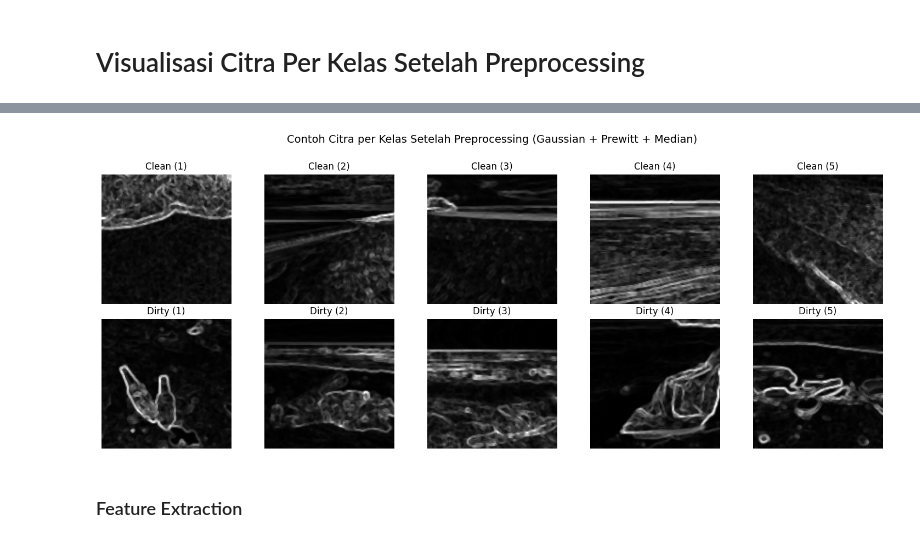
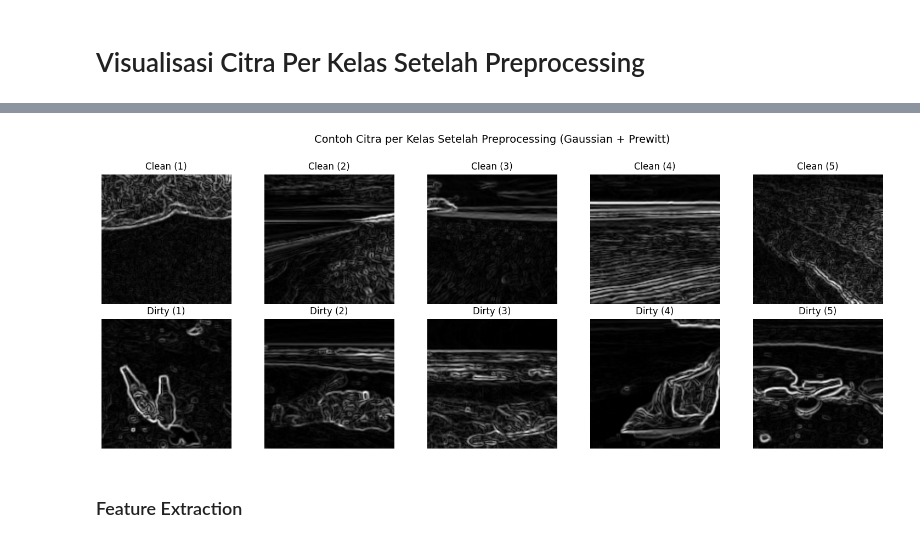
Before and after one commit to Enixma05/Proyek-PCD-34, a Jupyter notebook: Percobaan1.ipynb, the cells around one changed output, grey strips where cells are left out. Drawn from its saved outputs; the diff is of its cells as text; code cells hidden in the pictures.

```diff
--- a/PercobaanH.ipynb
+++ b/Percobaan1.ipynb
@@ -600,10 +607,9 @@ labels_combined = np.concatenate((labels, labels_augmented), axis=0)
 dataPreprocessed = [] # variabel ini digunakan untuk menyimpan img hasil preprocessing
 for i in range(len(data_combined)): # Loop through each image and do preprocessing
 	img = data_combined[i] # ambil img yang akan dipreprocessing dari array data
-	img = apply_kernel(img, kernel_gaussian) # blur
+	img = apply_kernel(img, kernel_gaussian) # sharpening
 	img = edge_detection(img, kernel_prewitt_Gx, kernel_prewitt_Gy) # berubah jadi float32
 	img = G_normalized(img) # kembalikan float32 ke uint8
-	img = filter_median_3x3(img) # median
 
 	dataPreprocessed.append(img) # tambah dataPreprocessed dengan img yang tadi telah diproses
 
@@ -684,24 +694,24 @@ Alur Kerja Fungsi visualisasi_contoh_citra
 # %%
 # Gunakan labels_combined karena dataPreprocessed berasal dari data_combined
 unique_labels = np.unique(labels_combined)
 
 plt.figure(figsize=(15, 3 * len(unique_labels)))  # Tinggi disesuaikan jumlah kelas
 
 for i, label in enumerate(unique_labels):
     # Ambil indeks untuk label tersebut
     idxs = np.where(labels_combined == label)[0][:5]  # Ambil maksimal 5 indeks pertama
 
     for j, idx in enumerate(idxs):
         plt.subplot(len(unique_labels), 5, i * 5 + j + 1)
         plt.imshow(dataPreprocessed[idx], cmap='gray')
         plt.title(f"{label} ({j + 1})")
         plt.axis('off')
 
-plt.suptitle("Contoh Citra per Kelas Setelah Preprocessing (Gaussian + Prewitt + Median)", fontsize=14)
+plt.suptitle("Contoh Citra per Kelas Setelah Preprocessing (Gaussian + Prewitt)", fontsize=14)
 plt.tight_layout(rect=[0, 0, 1, 0.97])  # Supaya title tidak terpotong
 plt.show()
 # %% [output]
-[figure, old version]
+[figure, new version]
 # %%
 # label_target = 'Dirty'
 
```
Also changed, not shown: parts of 54 cells of this notebook, 7 other files.
